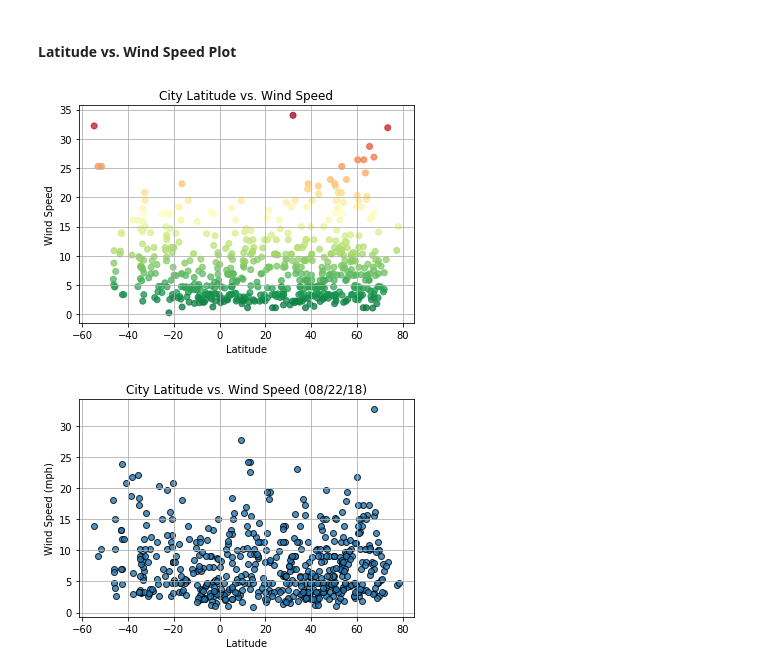
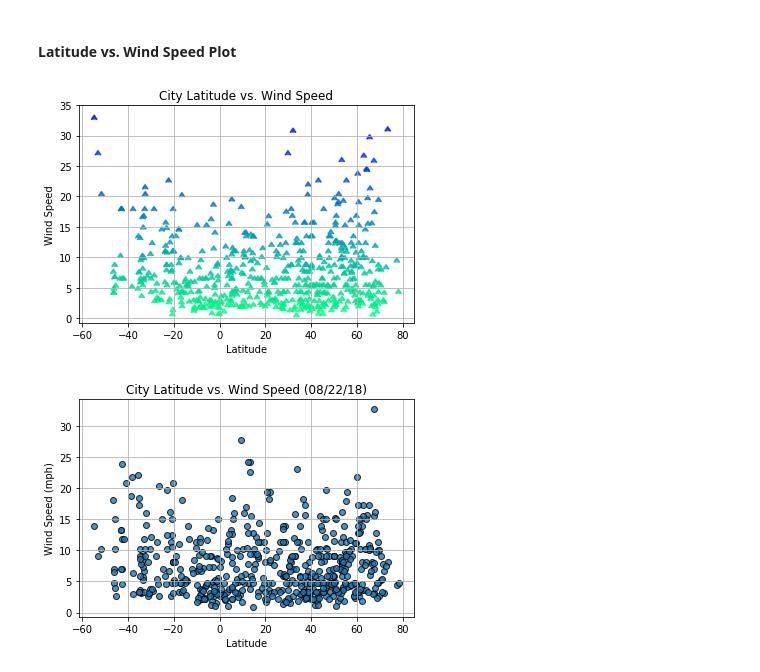
Before and after one commit to emilyrush/weather_api, a Jupyter notebook: starter_code/erushWeatherPy.ipynb, the cells around one changed output. Drawn from its saved outputs; the diff is of its cells as text; code cells hidden in the pictures.

```diff
--- a/starter_code/erushWeatherPy.ipynb
+++ b/starter_code/erushWeatherPy.ipynb
@@ -91,7 +91,7 @@ for city in cities:
         city_name.append(weather_json['name'])
         cloudiness.append(weather_json['clouds']['all'])
         country.append(weather_json['sys']['country'])
-        date.append(str(datetime.datetime.now))
+        date.append(str(datetime.datetime.now()))
         humidity.append(weather_json['main']['humidity'])
         lat.append(weather_json['coord']['lat'])
         lng.append(weather_json['coord']['lon'])
@@ -226,13 +226,13 @@ plt.grid(True)
 # %% [markdown]
 #### Latitude vs. Wind Speed Plot
 # %%
-plt.scatter(lat, wind_speed, marker="o", c=wind_speed, cmap="RdYlGn_r", alpha=0.75)
+plt.scatter(lat, wind_speed, marker=6, c=wind_speed, cmap="winter_r", alpha=0.75)
 plt.xlabel("Latitude")
 plt.ylabel("Wind Speed")
 plt.title("City Latitude vs. Wind Speed")
 plt.grid(True)
 # %% [output]
-[figure, old version]
+[figure, new version]
 # %%
 # %% [output]
 [figure]
```
Also changed, not shown: parts of 1 cell of this notebook, 1 other file.
